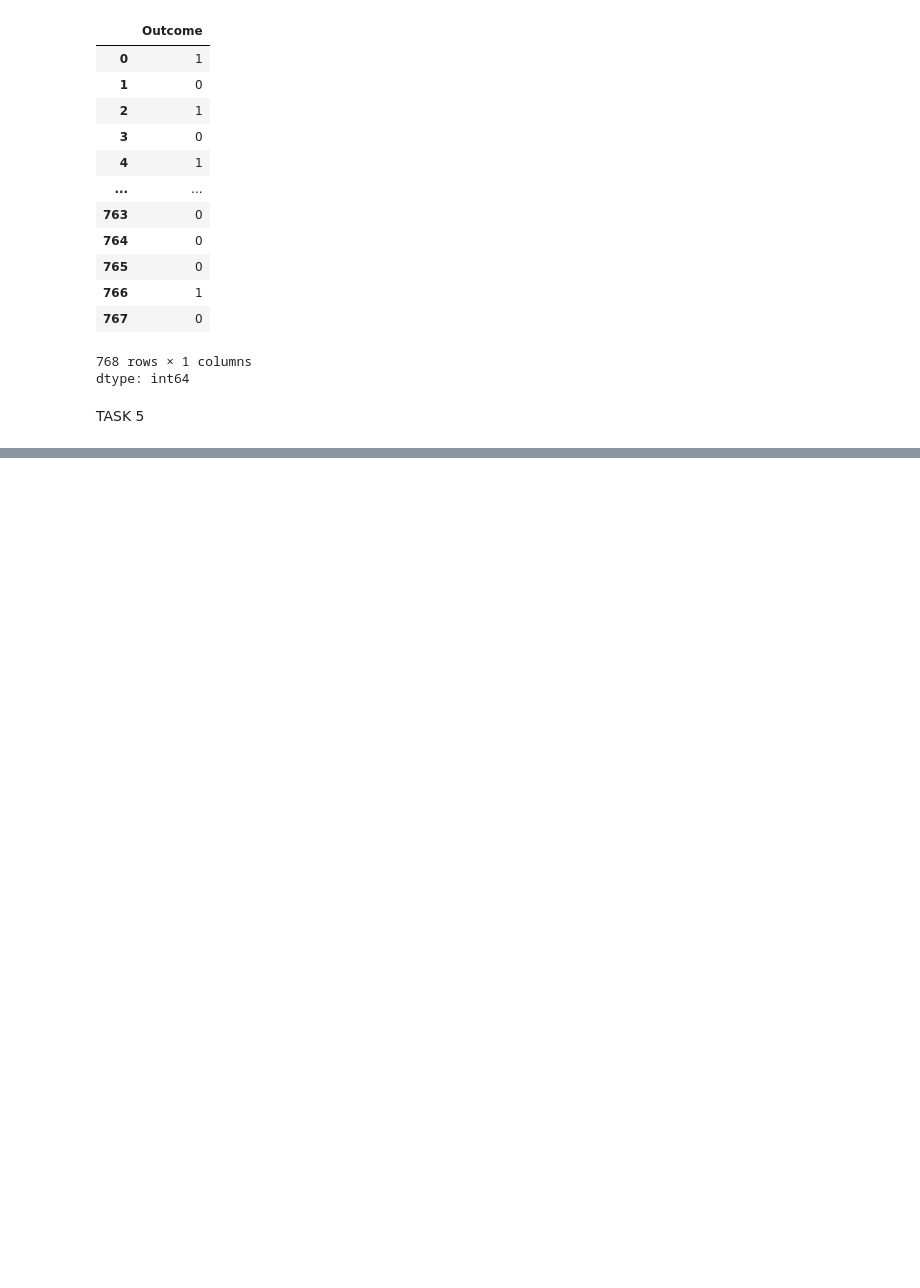
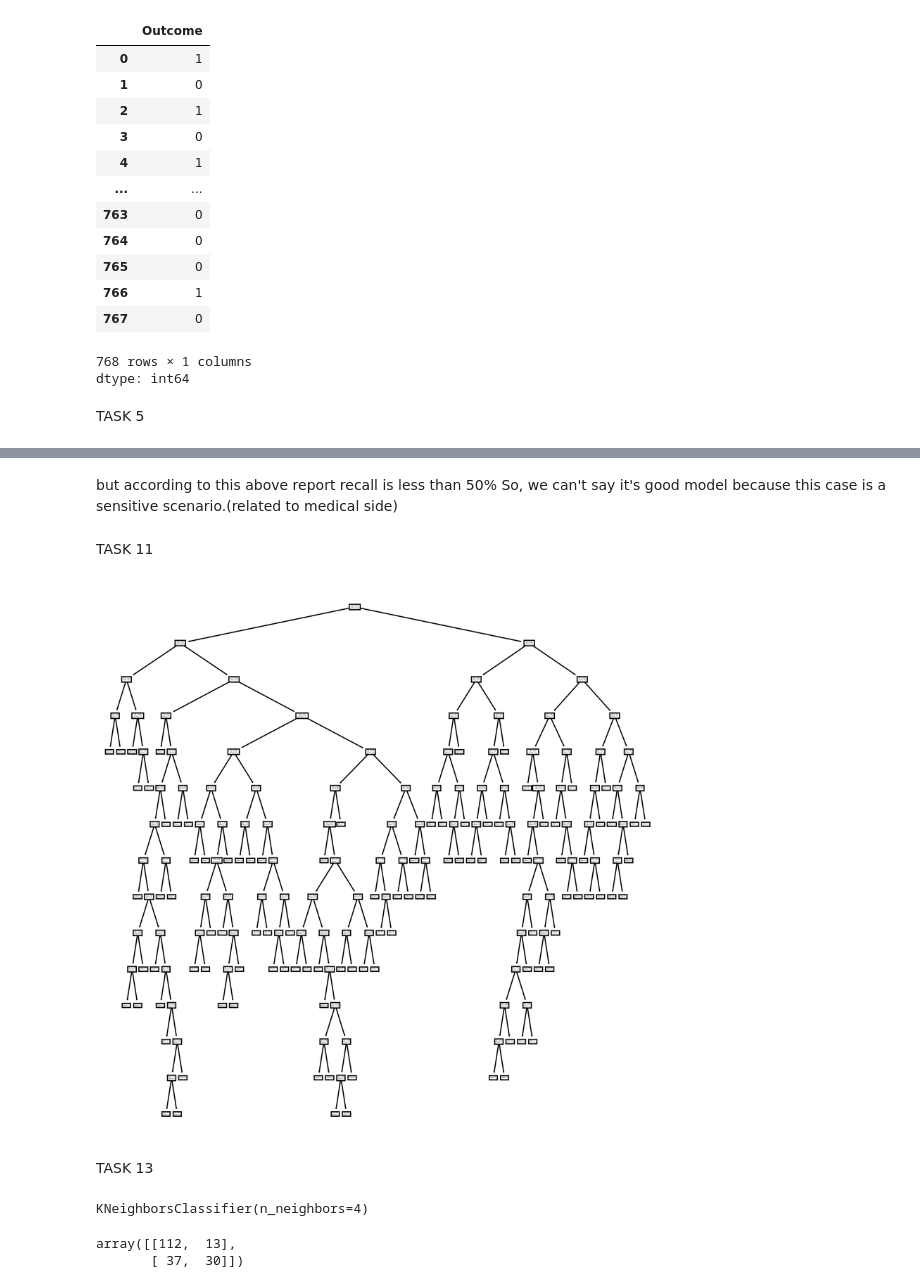
Before and after one commit to BinethBasilu/DSPL_Tute_7, a Jupyter notebook: DSPL_T7.ipynb, the cells around one changed output, grey strips where cells are left out. Drawn from its saved outputs; the diff is of its cells as text; code cells hidden in the pictures; blank space fills up the shorter version.

```diff
--- a/DSPL_T7.ipynb
+++ b/DSPL_T7.ipynb
@@ -84,0 +87,4 @@ TASK 5
+# %%
+from sklearn.model_selection import train_test_split
+
+X_train, X_test, Y_train, Y_test = train_test_split(X, Y, test_size=0.25, random_state=43, stratify=Y)
@@ -84,0 +93,4 @@ TASK 5
+# %%
+from sklearn.tree import DecisionTreeClassifier
+dt_d = DecisionTreeClassifier()
+dt_d.fit(X_train, Y_train)
@@ -84,0 +154,30 @@ TASK 5
+# %% [markdown]
+but according to this above report recall is less than 50% So, we can't say it's good model because this case is a sensitive scenario.(related to medical side)
+# %% [markdown]
+TASK 11
+# %%
+import matplotlib.pyplot as plt
+from sklearn import tree
+
+fig, axes = plt.subplots(nrows=1, ncols=1, figsize=(9, 9), dpi=300)
+tree.plot_tree(dt_d)
+plt.show()
+# %% [output]
+[figure, added]
+# %% [markdown]
+TASK 13
+# %%
+# KNeighboursClassifier with 4 neighbours
+from sklearn.neighbors import KNeighborsClassifier
+knn = KNeighborsClassifier(n_neighbors=4)
+knn.fit(X_train, Y_train)
+# %% [output]
+KNeighborsClassifier(n_neighbors=4)
+# %%
+#confustion matrix
+from sklearn.metrics import confusion_matrix
+Y_pred = knn.predict(X_test)
+confusion_matrix(Y_test, Y_pred)
+# %% [output]
+array([[112,  13],
+       [ 37,  30]])
```
Also changed, not shown: parts of 29 cells of this notebook.
